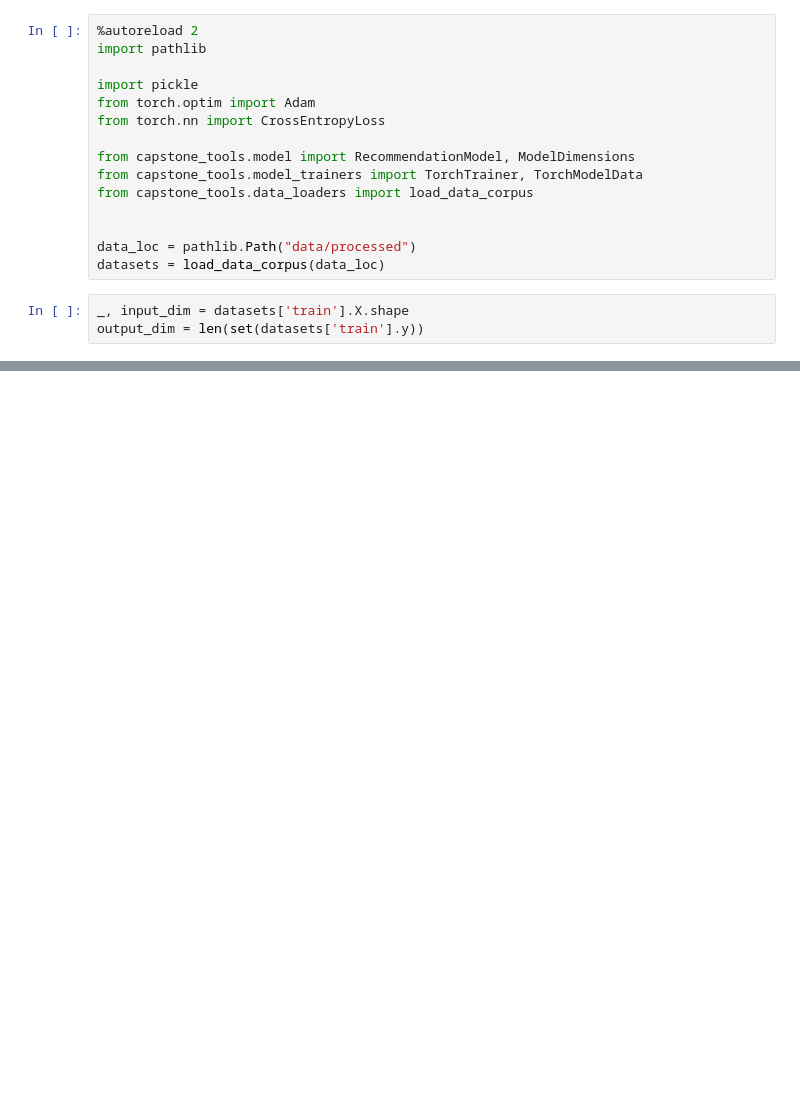
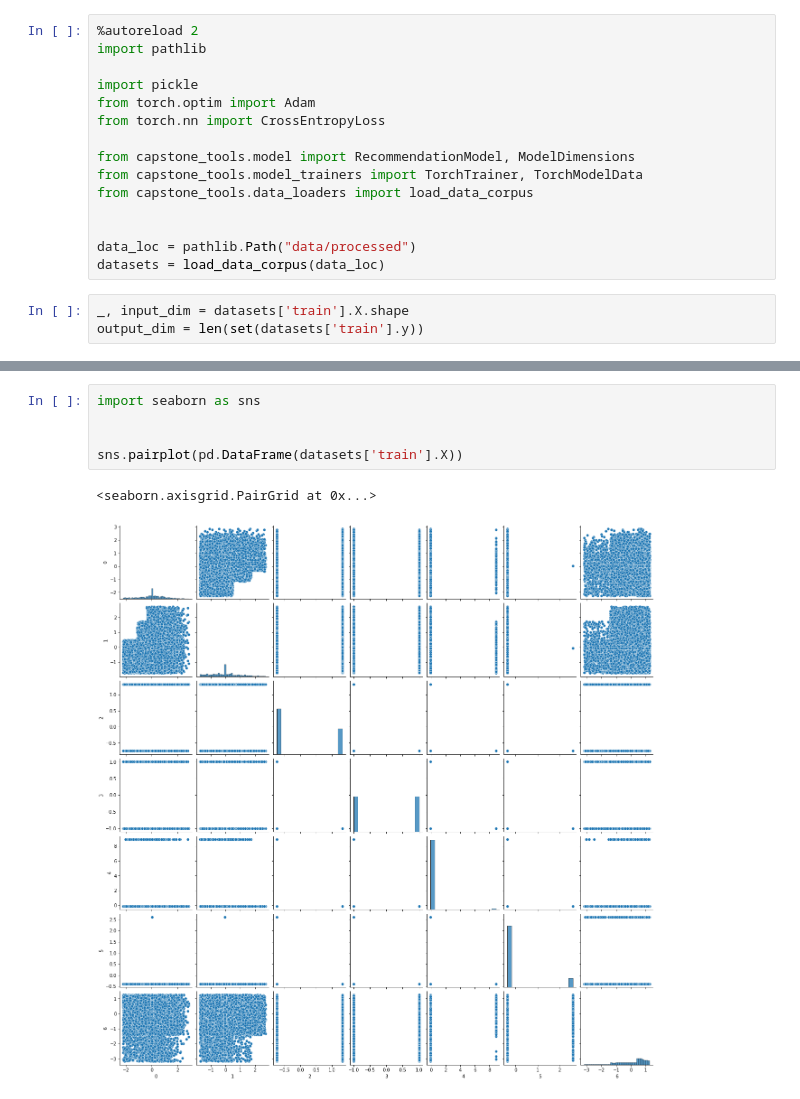
Before and after one commit to amcumber/udacity-mle-capstone-project, a Jupyter notebook: Starbucks_Capstone_notebook.ipynb, the cells around one changed output, grey strips where cells are left out. Drawn from its saved outputs; the diff is of its cells as text; blank space fills up the shorter version.

```diff
--- a/Starbucks_Capstone_notebook.ipynb
+++ b/Starbucks_Capstone_notebook.ipynb
@@ -814,0 +855,8 @@ RuntimeError: Expected tensor for argument #1 'input' to have the same type as t
+# %%
+import seaborn as sns
+
+
+sns.pairplot(pd.DataFrame(datasets['train'].X))
+# %% [output]
+<seaborn.axisgrid.PairGrid at 0x...>
+[figure, added]
```
Also changed, not shown: parts of 6 cells of this notebook, 3 other files.
